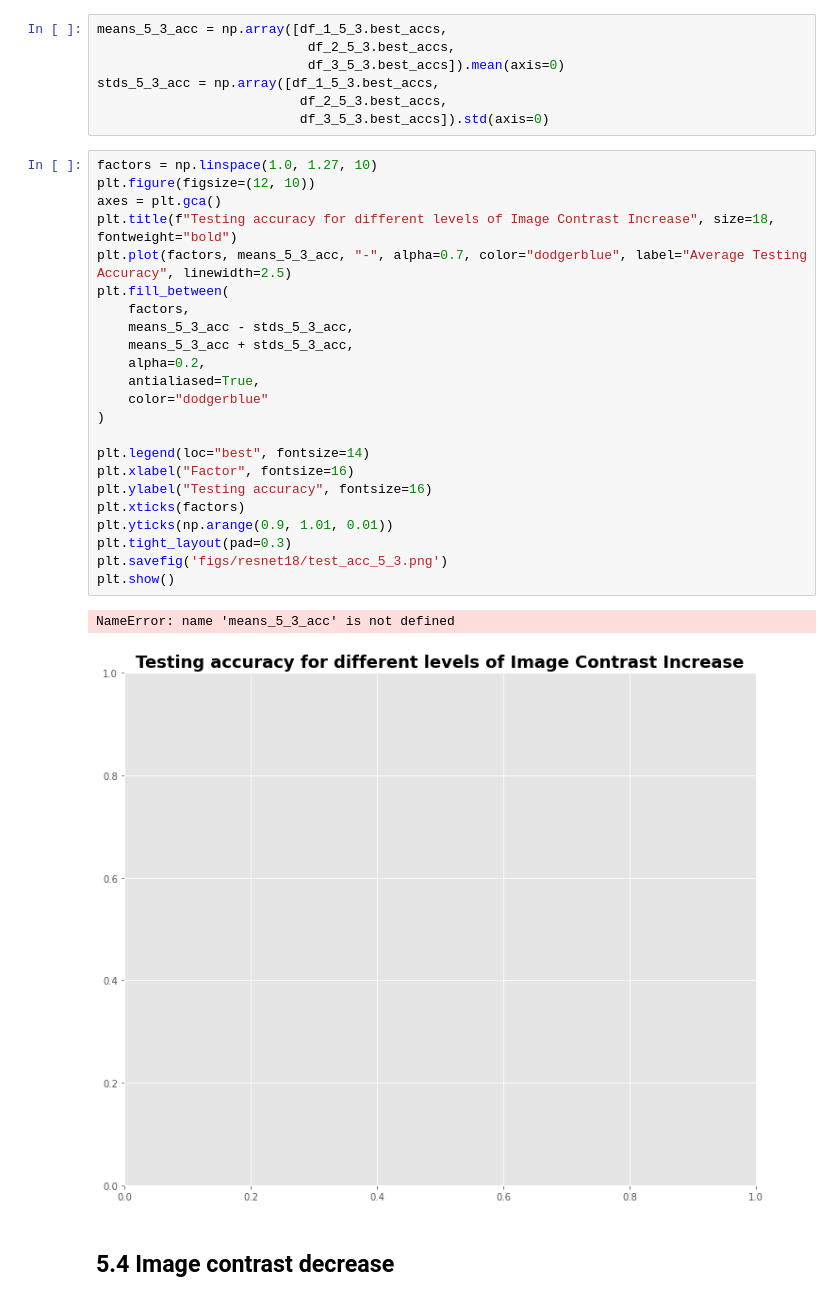
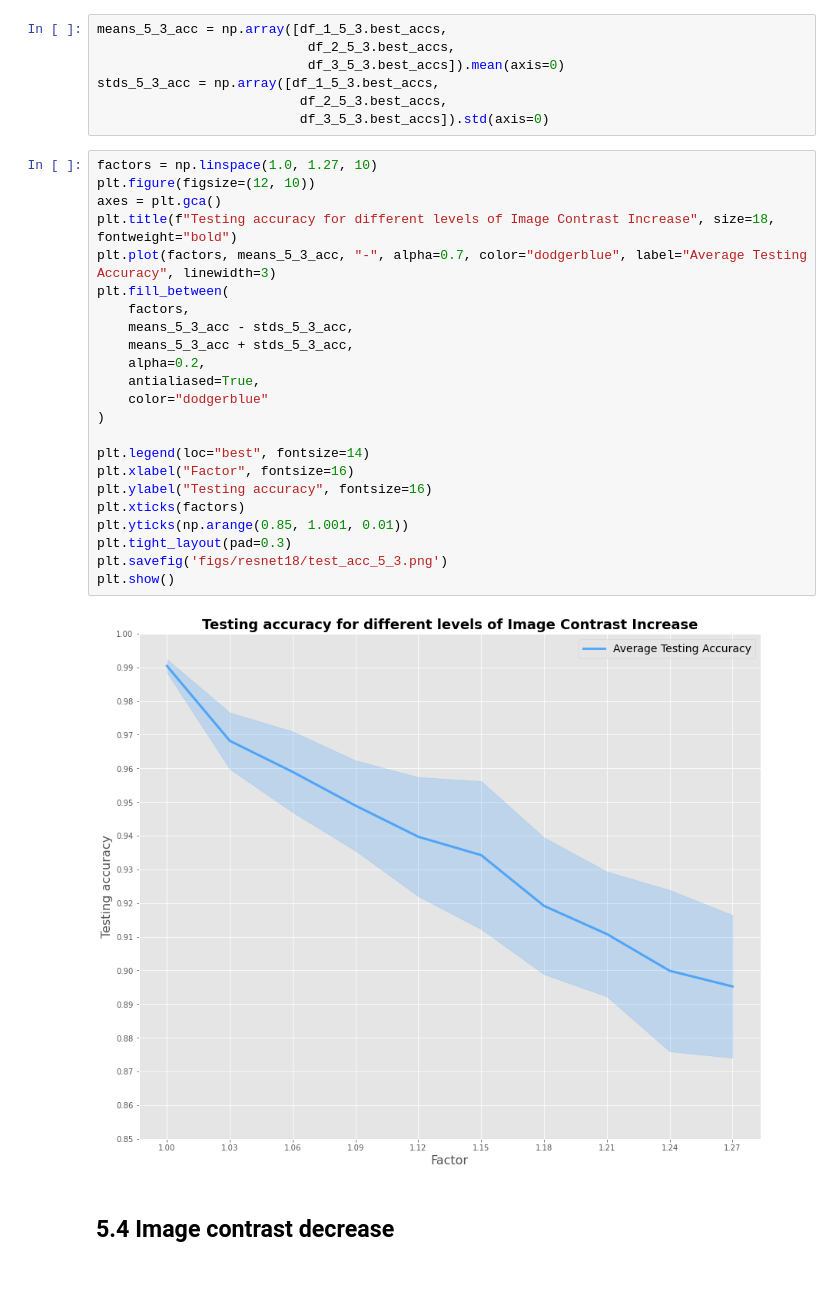
Before and after one commit to federicoarenasl/BoVW-ResNet18-Robustness-Evaluation, a Jupyter notebook: resnet_data_analyser.ipynb, the cells around one changed output. Cells and saved outputs as stored; diff of their text form.

```diff
--- a/resnet_data_analyser.ipynb
+++ b/resnet_data_analyser.ipynb
@@ -470,29 +477,28 @@ stds_5_3_acc = np.array([df_1_5_3.best_accs,
 # %%
 factors = np.linspace(1.0, 1.27, 10)
 plt.figure(figsize=(12, 10))
 axes = plt.gca()
 plt.title(f"Testing accuracy for different levels of Image Contrast Increase", size=18, fontweight="bold")
-plt.plot(factors, means_5_3_acc, "-", alpha=0.7, color="dodgerblue", label="Average Testing Accuracy", linewidth=2.5)
+plt.plot(factors, means_5_3_acc, "-", alpha=0.7, color="dodgerblue", label="Average Testing Accuracy", linewidth=3)
 plt.fill_between(
     factors,
     means_5_3_acc - stds_5_3_acc,
     means_5_3_acc + stds_5_3_acc,
     alpha=0.2,
     antialiased=True,
     color="dodgerblue"
 )
 
 plt.legend(loc="best", fontsize=14)
 plt.xlabel("Factor", fontsize=16)
 plt.ylabel("Testing accuracy", fontsize=16)
 plt.xticks(factors)
-plt.yticks(np.arange(0.9, 1.01, 0.01))
+plt.yticks(np.arange(0.85, 1.001, 0.01))
 plt.tight_layout(pad=0.3)
 plt.savefig('figs/resnet18/test_acc_5_3.png')
 plt.show()
 # %% [output]
-NameError: name 'means_5_3_acc' is not defined
-[figure, old version]
+[figure, new version]
 # %% [markdown]
 ## 5.4 Image contrast decrease
 # %%
```
Also changed, not shown: parts of 14 cells of this notebook, 1 other file.
